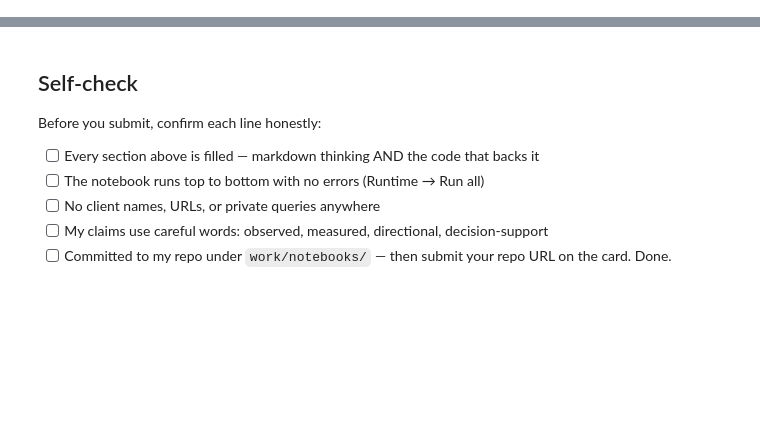
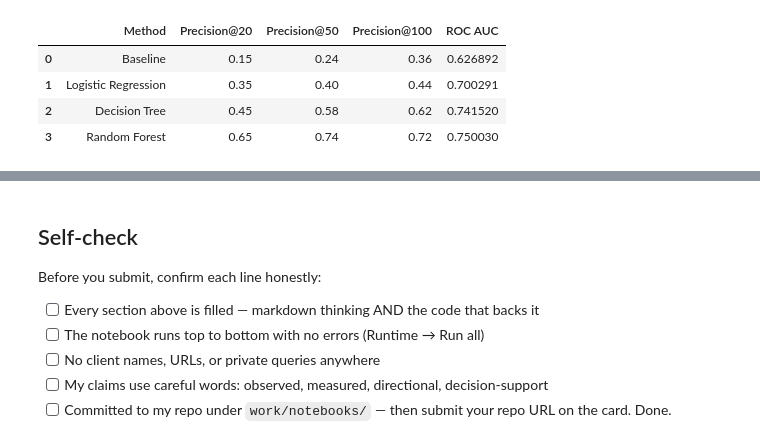
Before and after one commit to k9Sx3CC/01_first_look_and_discovery.ipynb, a Jupyter notebook: work/notebooks/w05_model.ipynb, the cells around one changed output, grey strips where cells are left out. Drawn from its saved outputs; the diff is of its cells as text; code cells hidden in the pictures; blank space fills up the shorter version.

```diff
--- a/work/notebooks/w05_model.ipynb
+++ b/work/notebooks/w05_model.ipynb
@@ -26,0 +110,47 @@ This skeleton is yours to fill. Work the sections **in order** — each one has
+# %%
+import json
+import pandas as pd
+
+with open("outputs/model_results.json") as f:
+    results = json.load(f)
+
+comparison = pd.DataFrame({
+    "Method": [
+        "Baseline",
+        "Logistic Regression",
+        "Decision Tree",
+        "Random Forest"
+    ],
+    "Precision@20": [
+        results["baseline"]["baseline_precision_at_20"],
+        results["models"]["logistic_regression"]["precision_at_20"],
+        results["models"]["decision_tree"]["precision_at_20"],
+        results["models"]["random_forest"]["precision_at_20"],
+    ],
+    "Precision@50": [
+        results["baseline"]["baseline_precision_at_50"],
+        results["models"]["logistic_regression"]["precision_at_50"],
+        results["models"]["decision_tree"]["precision_at_50"],
+        results["models"]["random_forest"]["precision_at_50"],
+    ],
+    "Precision@100": [
+        results["baseline"]["baseline_precision_at_100"],
+        results["models"]["logistic_regression"]["precision_at_100"],
+        results["models"]["decision_tree"]["precision_at_100"],
+        results["models"]["random_forest"]["precision_at_100"],
+    ],
+    "ROC AUC": [
+        results["baseline"]["baseline_roc_auc"],
+        results["models"]["logistic_regression"]["roc_auc"],
+        results["models"]["decision_tree"]["roc_auc"],
+        results["models"]["random_forest"]["roc_auc"],
+    ]
+})
+
+comparison
+# %% [output]
+|  | Method | Precision@20 | Precision@50 | Precision@100 | ROC AUC |
+| 0 | Baseline | 0.15 | 0.24 | 0.36 | 0.626892 |
+| 1 | Logistic Regression | 0.35 | 0.40 | 0.44 | 0.700291 |
+| 2 | Decision Tree | 0.45 | 0.58 | 0.62 | 0.741520 |
+| 3 | Random Forest | 0.65 | 0.74 | 0.72 | 0.750030 |
```
Also changed, not shown: parts of 14 cells of this notebook.
